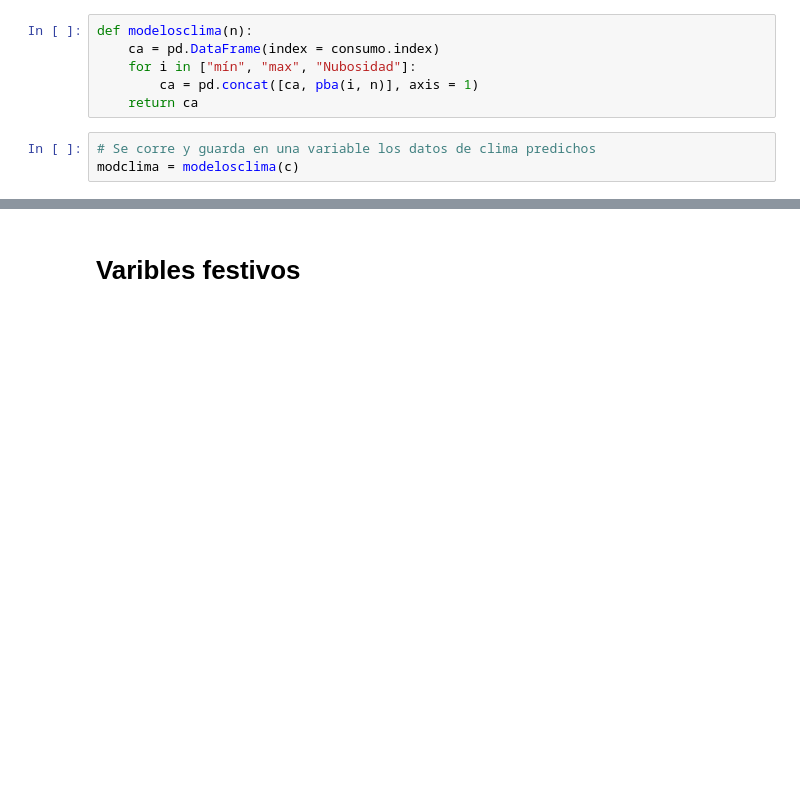
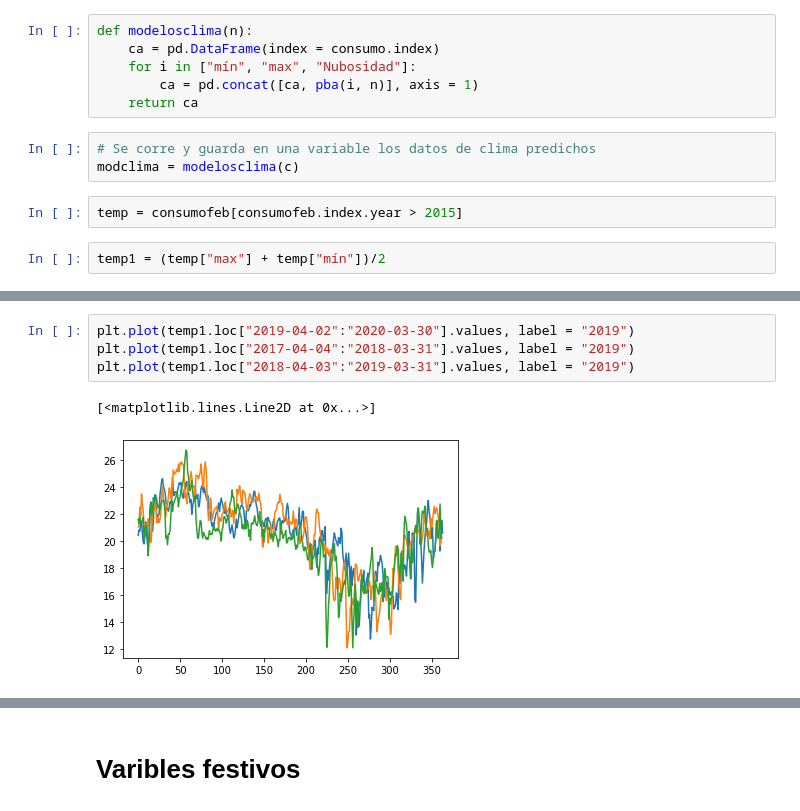
Before and after one commit to Gegori1/SVM, a Jupyter notebook: SVR/Libraries_prediction/Create_X.ipynb, the cells around one changed output, grey strips where cells are left out. Drawn from its saved outputs; the diff is of its cells as text; blank space fills up the shorter version.

Commit message:
cold_heat_wheather var and temp vis

```diff
--- a/SVR/Libraries_prediction/Create_X.ipynb
+++ b/SVR/Libraries_prediction/Create_X.ipynb
@@ -153,3 +194,7 @@ def modelosclima(n):
 # %%
 # Se corre y guarda en una variable los datos de clima predichos
 modclima = modelosclima(c)
+# %%
+temp = consumofeb[consumofeb.index.year > 2015]
+# %%
+temp1 = (temp["max"] + temp["mín"])/2
@@ -155,0 +217,7 @@ modclima = modelosclima(c)
+# %%
+plt.plot(temp1.loc["2019-04-02":"2020-03-30"].values, label = "2019")
+plt.plot(temp1.loc["2017-04-04":"2018-03-31"].values, label = "2019")
+plt.plot(temp1.loc["2018-04-03":"2019-03-31"].values, label = "2019")
+# %% [output]
+[<matplotlib.lines.Line2D at 0x...>]
+[figure, added]
```
Also changed, not shown: parts of 12 cells of this notebook.
